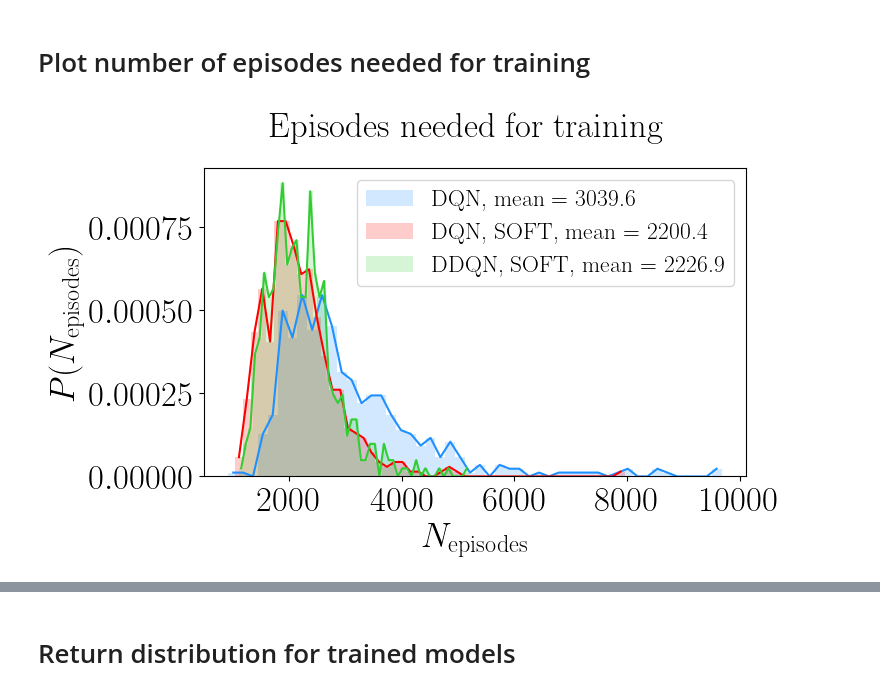
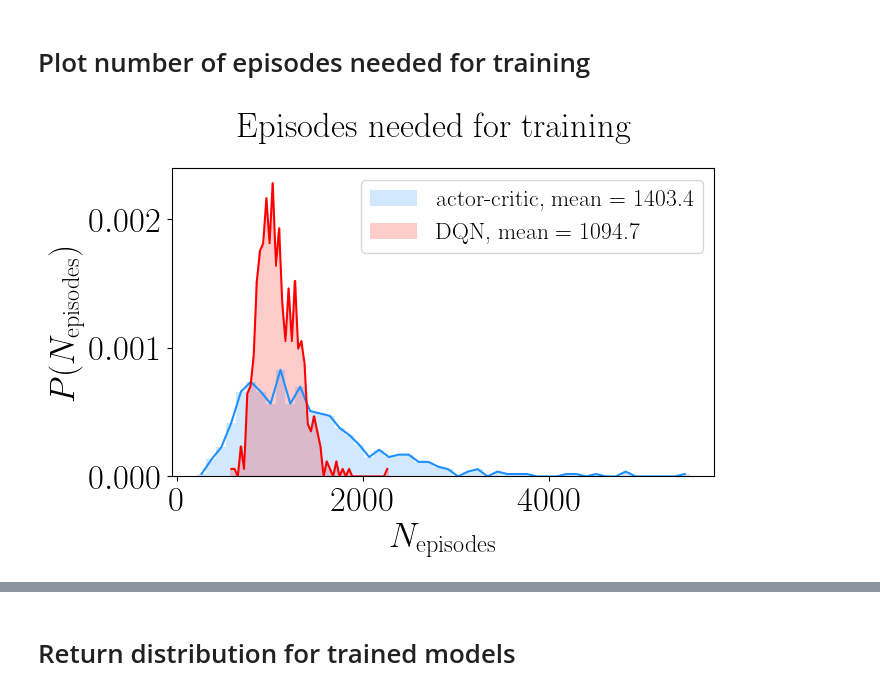
Before and after one commit to juliankappler/lunar-lander, a Jupyter notebook: trained_agents/plot_results.ipynb, the cells around one changed output, grey strips where cells are left out. Cells and saved outputs as stored; diff of their text form; code cells hidden in the pictures.

Commit message:
rewrote agent class using inheritance, implemented actor-critic

```diff
--- a/trained_agents/plot_results.ipynb
+++ b/trained_agents/plot_results.ipynb
@@ -154,46 +152,59 @@ For algorithm ddqn, soft, we observe 0 failed trainings out of 500 trainings in
 # %% [markdown]
 # Plot number of episodes needed for training
 # %%
-colors = {'dqn':'dodgerblue',
-                'dqn, soft':'red',
-                'ddqn, soft':'limegreen'}
+colors = {'actor-critic':'dodgerblue',
+                'dqn':'red'}
 
 def plot_training_stats(save=False):
         #
         fig,ax = plt.subplots(1,1,figsize=(7,4))
         fig.suptitle('Episodes needed for training',
                         y=1.02,fontsize=25)
+        #
+        mean_values = {}
         #
         for algorithm in algorithms.values():
                 current_array = np.array( list(training_n_episodes[algorithm].values()))
 
                 hist, bin_edges = np.histogram(current_array,density=True,
                                                 bins=50)
                 bin_centers = (bin_edges[1:] + bin_edges[:-1])/2
                 bin_width = bin_edges[1] - bin_edges[0]
 
+                #
+                mean_values[algorithm] =  np.mean(current_array)
+                #
+                if algorithm == 'dqn':
+                        label=algorithm.upper()
+                else:
+                        label = algorithm
+                #
                 ax.bar(bin_centers,hist,width=bin_width,
                         alpha=0.2,
-                        label='{0}, mean = {1:3.1f}'.format(algorithm.upper(),
-                                                np.mean(current_array)),
+                        label='{0}, mean = {1:3.1f}'.format(label,
+                                              mean_values[algorithm] ),
                         color=colors[algorithm])
 
                 if True:
                         ax.plot(bin_centers, hist,
                                         color=colors[algorithm])
+                #
+
 
         ax.set_xlabel(r'$N_{\mathrm{episodes}}$')
         ax.set_ylabel(r'$P(N_{\mathrm{episodes}})$')
 
         ax.legend(loc='best',fontsize=17)
 
         plt.show()
         if save:
                 fig.savefig('training_n_episodes.pdf',bbox_inches='tight')
                 fig.savefig('training_n_episodes.png',bbox_inches='tight',
                                 dpi=300)
         plt.close(fig)
         #
-plot_training_stats(save=True)
+        return mean_values
+
+mean_training_episodes = plot_training_stats(save=True)
 # %% [output]
-[figure, old version]
+[figure, new version]
```
Also changed, not shown: parts of 7 cells of this notebook, 5 other files.
